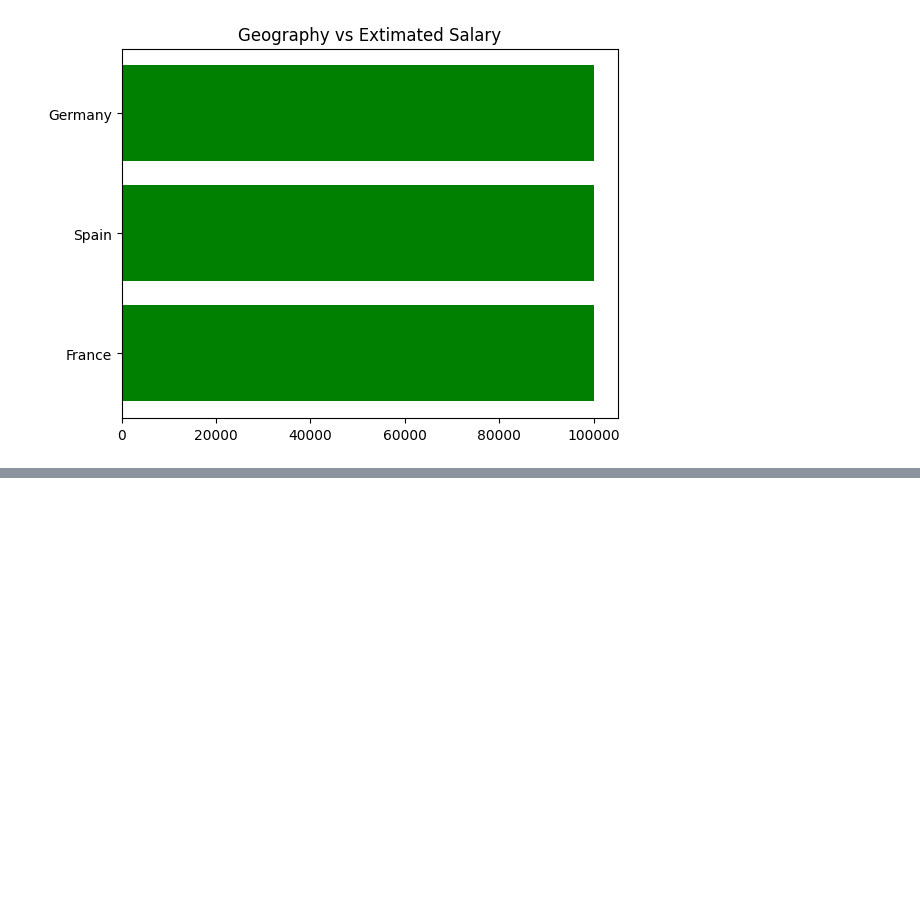
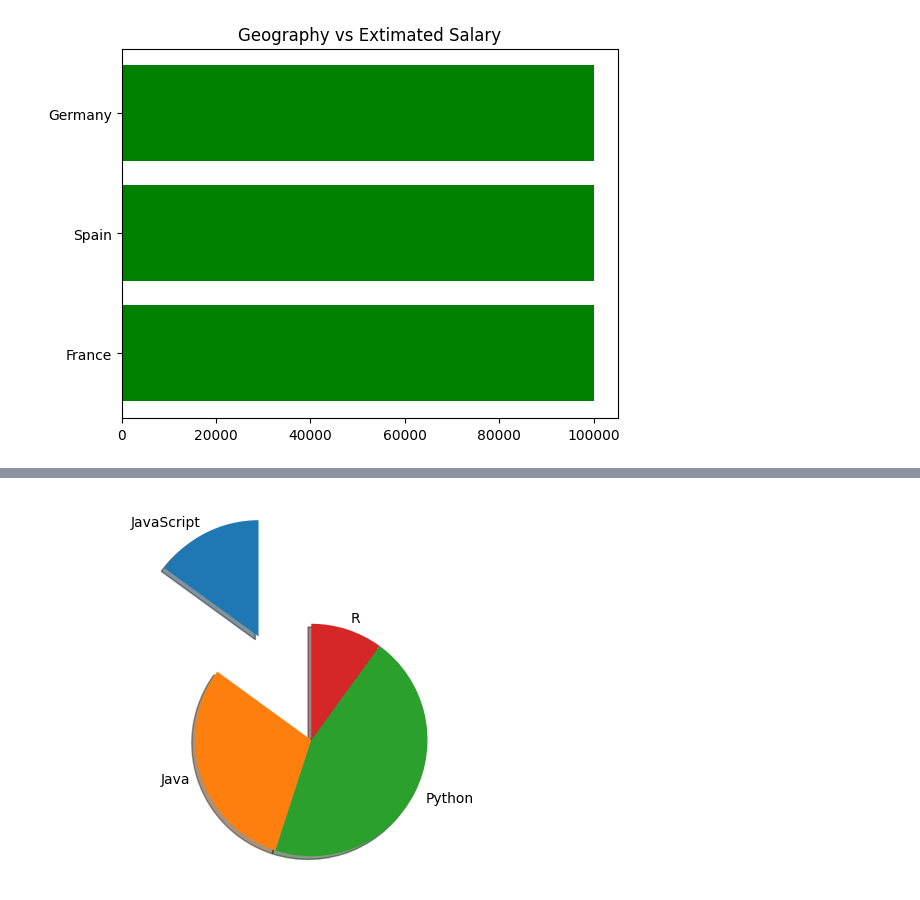
Before and after one commit to Arnab-apk/Gen_AI, a Jupyter notebook: matplotlib.ipynb, the cells around one changed output, grey strips where cells are left out. Drawn from its saved outputs; the diff is of its cells as text; code cells hidden in the pictures; blank space fills up the shorter version.

```diff
--- a/matplotlib.ipynb
+++ b/matplotlib.ipynb
@@ -110,0 +118,11 @@ plt.show()
+# %%
+labels_ex='JavaScript','Java','Python','R'
+sizes=[15,30,45,10]
+explode_labels=(1,0,0,0)
+fig1,ax1=plt.subplots()
+
+ax1.pie(sizes,explode=explode_labels,labels=labels_ex,shadow=True,startangle=90)
+ax1.axis("equal")
+plt.show()
+# %% [output]
+[figure, added]
```
Also changed, not shown: parts of 1 cell of this notebook, 1 other file.
